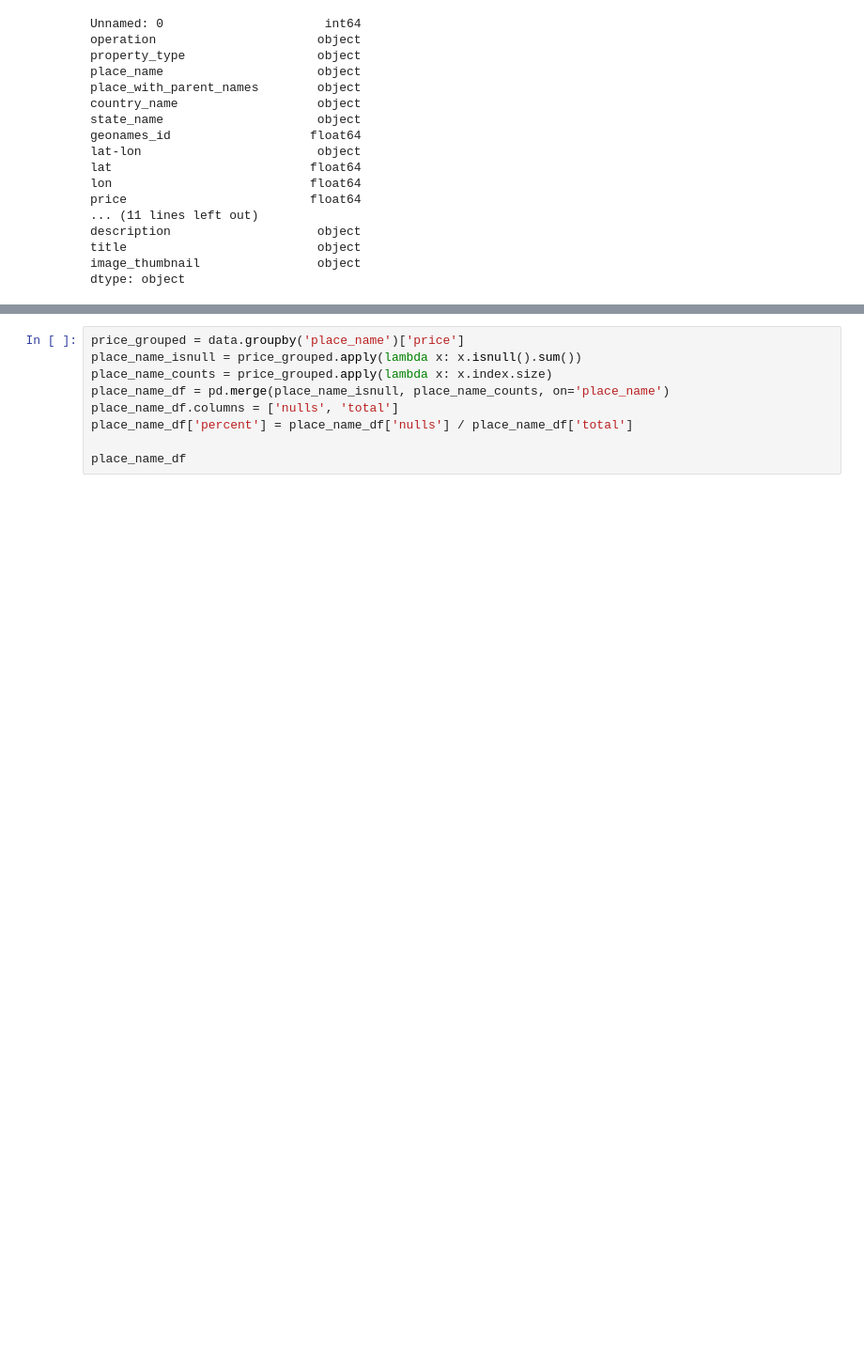
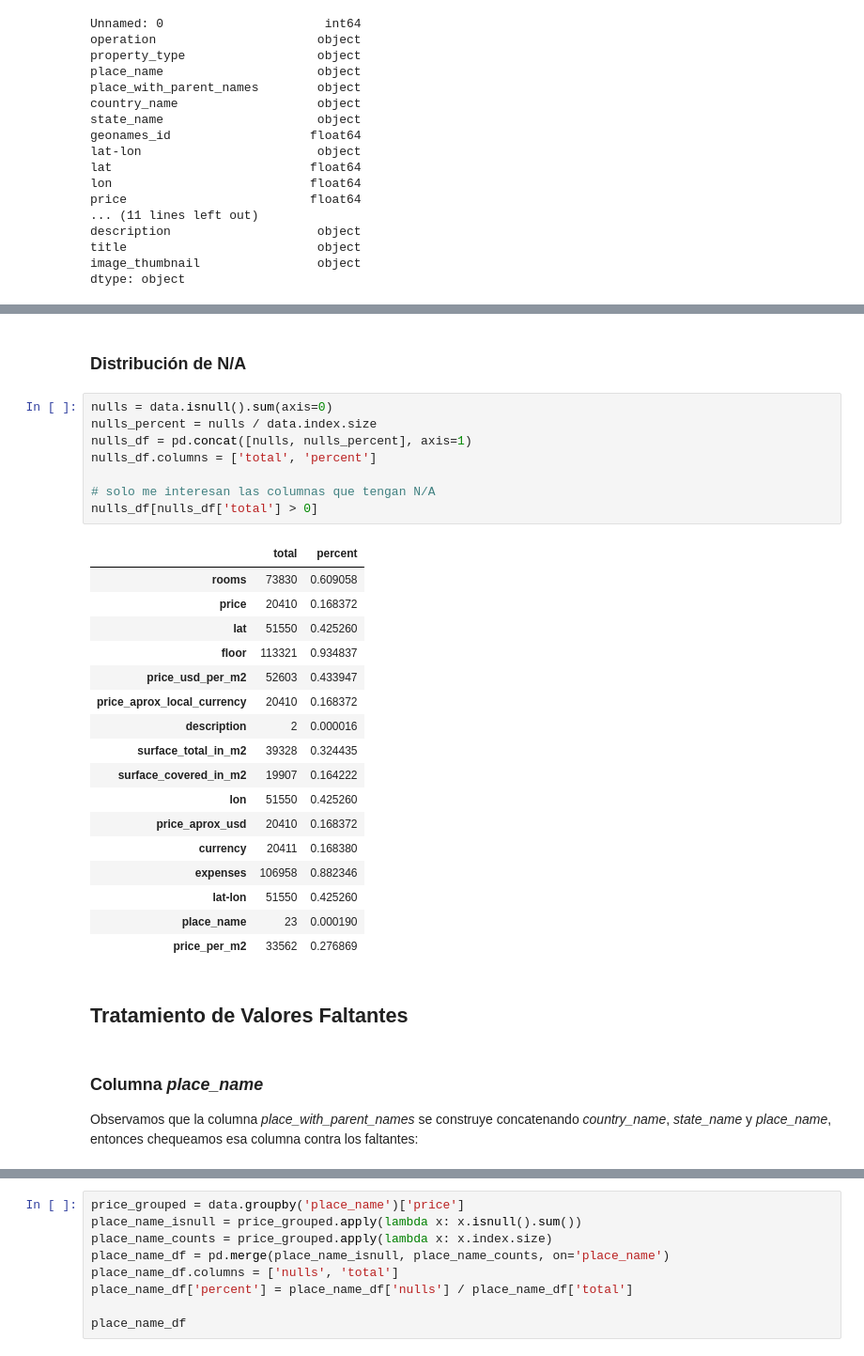
Before and after one commit to DH-DSBLEND-0420-grupo3/desafio-1, a Jupyter notebook: EDA.ipynb, the cells around one changed output, grey strips where cells are left out. Shown at 94% size. Saved outputs shown, nothing was run; the diff lists cells and outputs as text; blank space fills up the shorter version.

```diff
--- a/EDA.ipynb
+++ b/EDA.ipynb
@@ -192,0 +105,34 @@ data = data.apply(set_price_if_usd_in_title, axis=1)
+# %% [markdown]
+### Distribución de N/A
+# %%
+nulls = data.isnull().sum(axis=0)
+nulls_percent = nulls / data.index.size
+nulls_df = pd.concat([nulls, nulls_percent], axis=1)
+nulls_df.columns = ['total', 'percent']
+
+# solo me interesan las columnas que tengan N/A
+nulls_df[nulls_df['total'] > 0]
+# %% [output]
+|  | total | percent |
+| rooms | 73830 | 0.609058 |
+| price | 20410 | 0.168372 |
+| lat | 51550 | 0.425260 |
+| floor | 113321 | 0.934837 |
+| price_usd_per_m2 | 52603 | 0.433947 |
+| price_aprox_local_currency | 20410 | 0.168372 |
+| description | 2 | 0.000016 |
+| surface_total_in_m2 | 39328 | 0.324435 |
+| surface_covered_in_m2 | 19907 | 0.164222 |
+| lon | 51550 | 0.425260 |
+| price_aprox_usd | 20410 | 0.168372 |
+| currency | 20411 | 0.168380 |
+| expenses | 106958 | 0.882346 |
+| lat-lon | 51550 | 0.425260 |
+| place_name | 23 | 0.000190 |
+| price_per_m2 | 33562 | 0.276869 |
+# %% [markdown]
+## Tratamiento de Valores Faltantes
+# %% [markdown]
+### Columna *place_name*
+
+Observamos que la columna *place_with_parent_names* se construye concatenando *country_name*, *state_name* y *place_name*, entonces chequeamos esa columna contra los faltantes:
```
Also changed, not shown: parts of 44 cells of this notebook.
